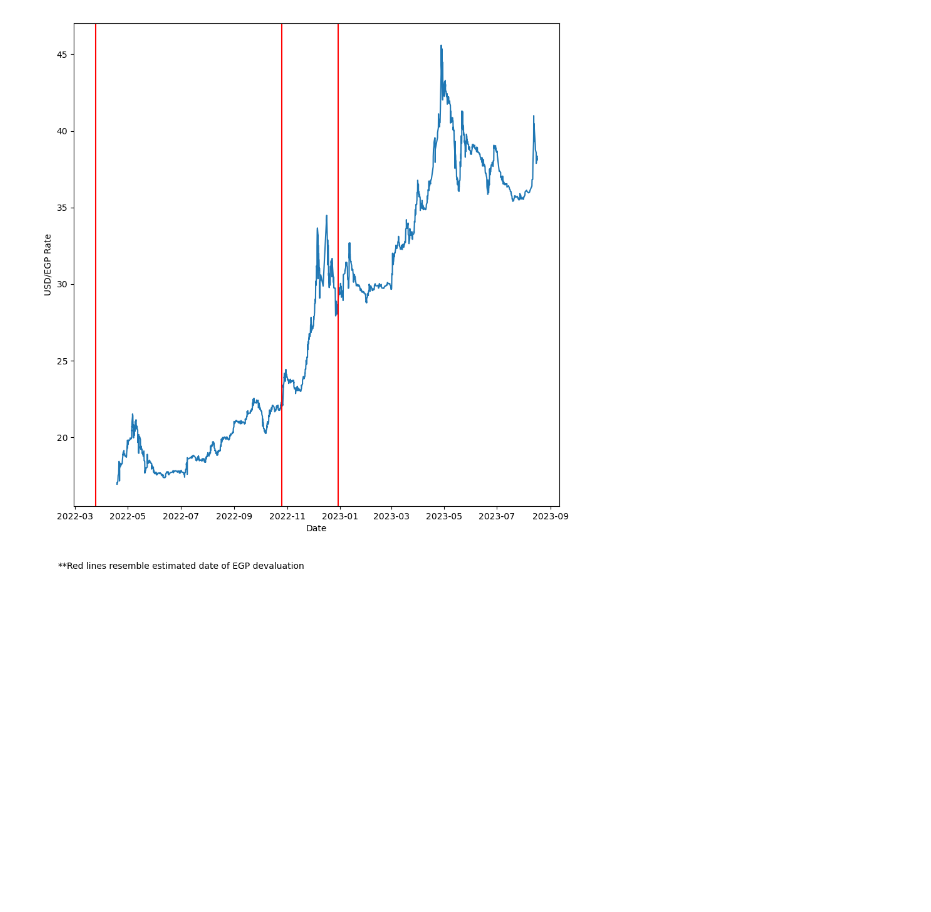
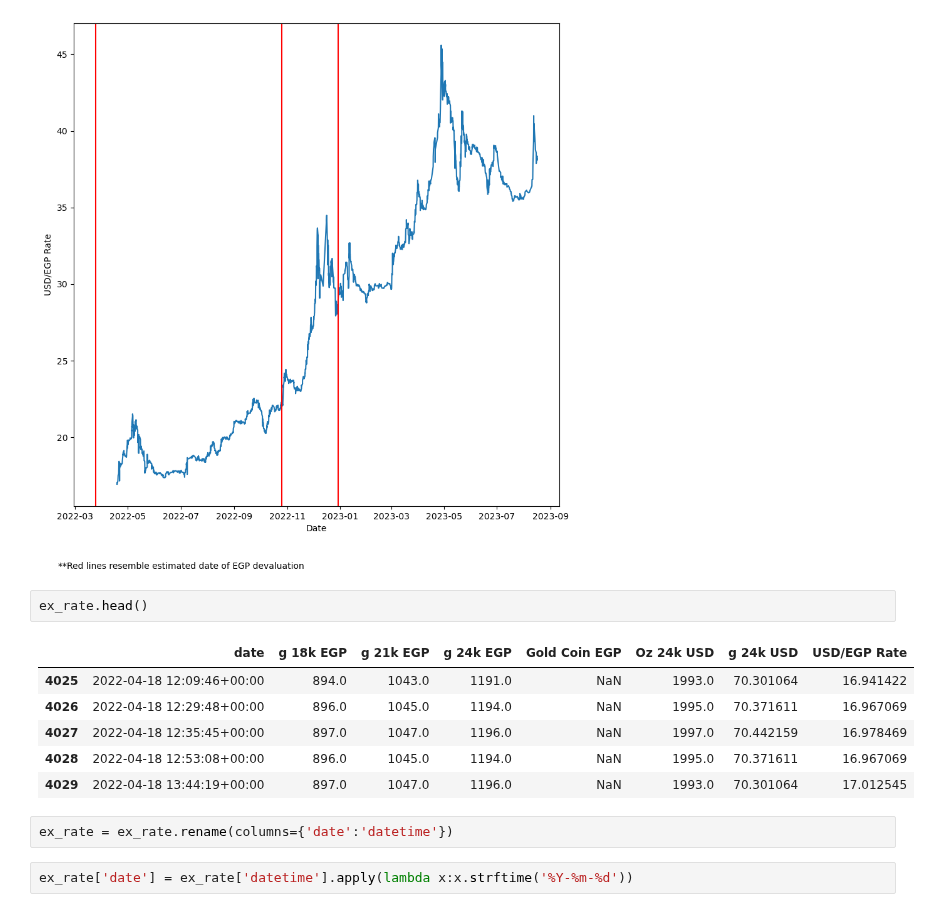
Before and after one commit to hkafrawi/Gold-USD-EGP-Analysis, a Jupyter notebook: understanding-usd-price-through-gold.ipynb, the cells around one changed output. Cells and saved outputs as stored; diff of their text form; blank space fills up the shorter version.

```diff
--- a/understanding-usd-price-through-gold.ipynb
+++ b/understanding-usd-price-through-gold.ipynb
@@ -390,3 +391,16 @@ plt.figtext(0.1,0.01,'**Red lines resemble estimated date of EGP devaluation')
 # %% [output]
 Text(0.1, 0.01, '**Red lines resemble estimated date of EGP devaluation')
 [figure]
+# %%
+ex_rate.head()
+# %% [output]
+|  | date | g 18k EGP | g 21k EGP | g 24k EGP | Gold Coin EGP | Oz 24k USD | g 24k USD | USD/EGP Rate |
+| 4025 | 2022-04-18 12:09:46+00:00 | 894.0 | 1043.0 | 1191.0 | NaN | 1993.0 | 70.301064 | 16.941422 |
+| 4026 | 2022-04-18 12:29:48+00:00 | 896.0 | 1045.0 | 1194.0 | NaN | 1995.0 | 70.371611 | 16.967069 |
+| 4027 | 2022-04-18 12:35:45+00:00 | 897.0 | 1047.0 | 1196.0 | NaN | 1997.0 | 70.442159 | 16.978469 |
+| 4028 | 2022-04-18 12:53:08+00:00 | 896.0 | 1045.0 | 1194.0 | NaN | 1995.0 | 70.371611 | 16.967069 |
+| 4029 | 2022-04-18 13:44:19+00:00 | 897.0 | 1047.0 | 1196.0 | NaN | 1993.0 | 70.301064 | 17.012545 |
+# %%
+ex_rate = ex_rate.rename(columns={'date':'datetime'})
+# %%
+ex_rate['date'] = ex_rate['datetime'].apply(lambda x:x.strftime('%Y-%m-%d'))
```
Also changed, not shown: parts of 18 cells of this notebook.
